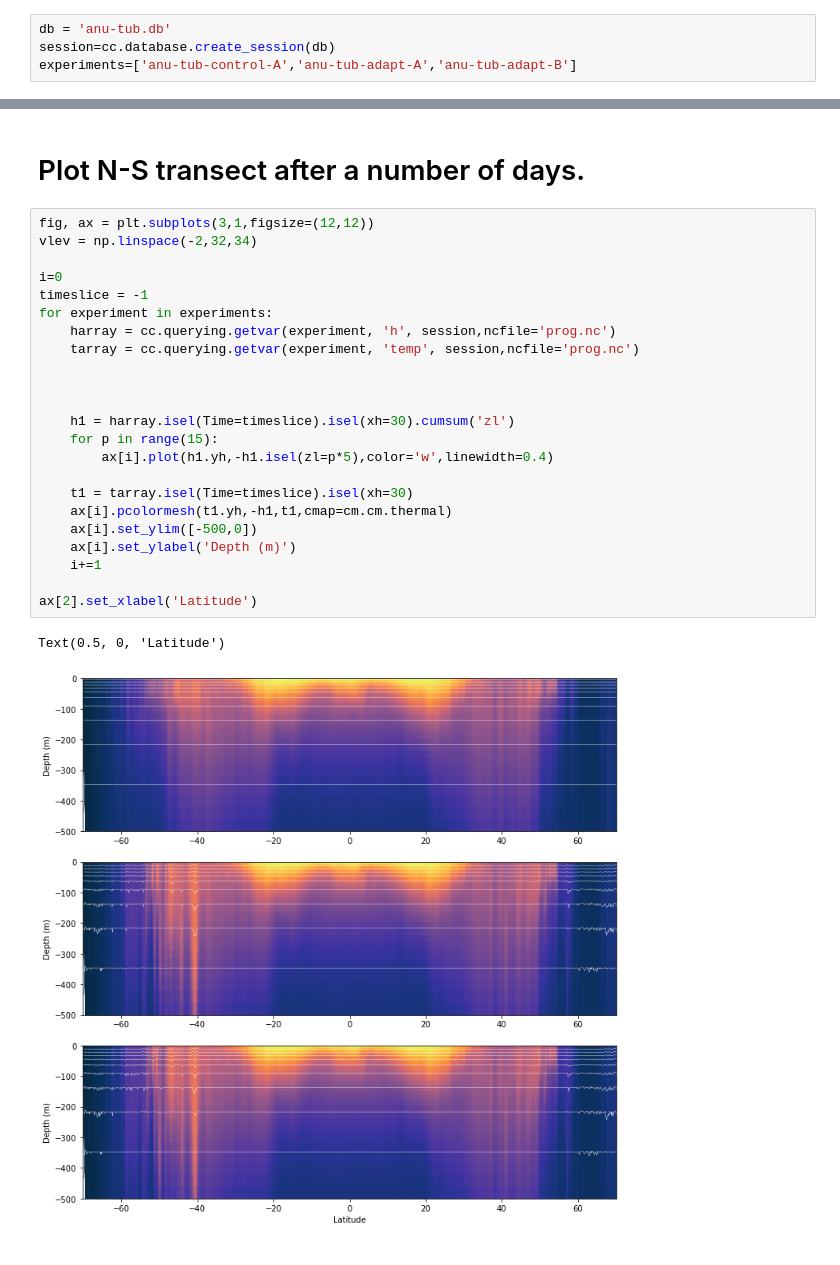
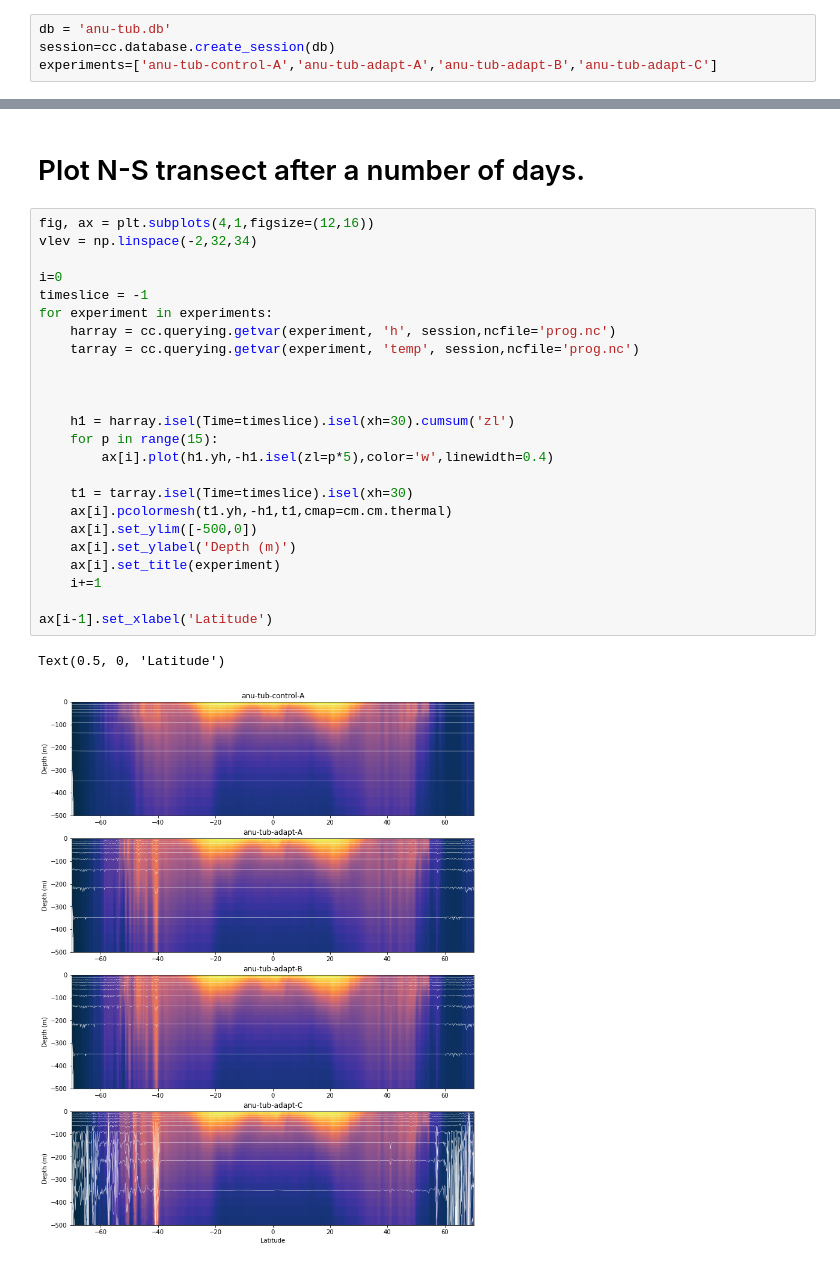
Before and after one commit to AndyHoggANU/anu-tub, a Jupyter notebook: diagnostics/Adaptivity_Tests.ipynb, the cells around one changed output, grey strips where cells are left out. Saved outputs shown, nothing was run; the diff lists cells and outputs as text.

```diff
--- a/diagnostics/Adaptivity_Tests.ipynb
+++ b/diagnostics/Adaptivity_Tests.ipynb
@@ -12,7 +12,7 @@ import cmocean as cm
 # %%
 db = 'anu-tub.db'
 session=cc.database.create_session(db)
-experiments=['anu-tub-control-A','anu-tub-adapt-A','anu-tub-adapt-B']
+experiments=['anu-tub-control-A','anu-tub-adapt-A','anu-tub-adapt-B','anu-tub-adapt-C']
 # %%
 client = Client(n_workers=4)
 client
@@ -41,28 +50,29 @@ plt.legend()
 # %% [markdown]
 # Plot N-S transect after a number of days.
 # %%
-fig, ax = plt.subplots(3,1,figsize=(12,12))
+fig, ax = plt.subplots(4,1,figsize=(12,16))
 vlev = np.linspace(-2,32,34)
 
 i=0
 timeslice = -1
 for experiment in experiments:
     harray = cc.querying.getvar(experiment, 'h', session,ncfile='prog.nc')
     tarray = cc.querying.getvar(experiment, 'temp', session,ncfile='prog.nc')
 
 
 
     h1 = harray.isel(Time=timeslice).isel(xh=30).cumsum('zl')
     for p in range(15):
         ax[i].plot(h1.yh,-h1.isel(zl=p*5),color='w',linewidth=0.4)
 
     t1 = tarray.isel(Time=timeslice).isel(xh=30)
     ax[i].pcolormesh(t1.yh,-h1,t1,cmap=cm.cm.thermal)
     ax[i].set_ylim([-500,0])
     ax[i].set_ylabel('Depth (m)')
+    ax[i].set_title(experiment)
     i+=1
 
-ax[2].set_xlabel('Latitude')
+ax[i-1].set_xlabel('Latitude')
 # %% [output]
 Text(0.5, 0, 'Latitude')
-[figure, old version]
+[figure, new version]
```
Also changed, not shown: parts of 2 cells of this notebook, 1 other file.
